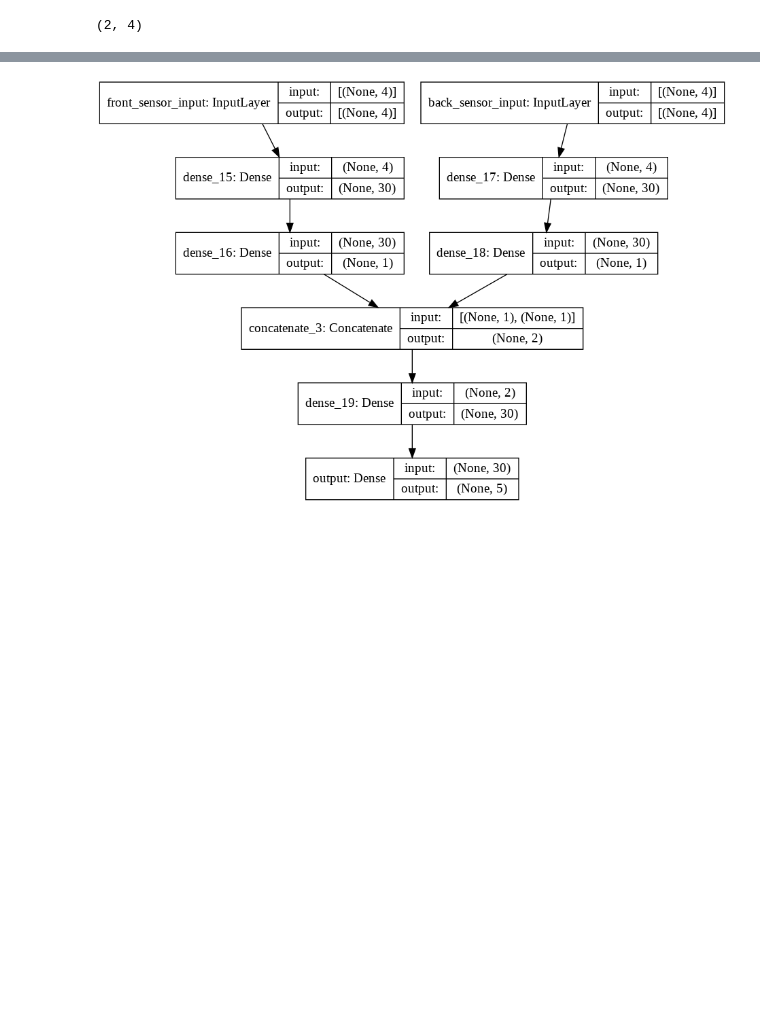
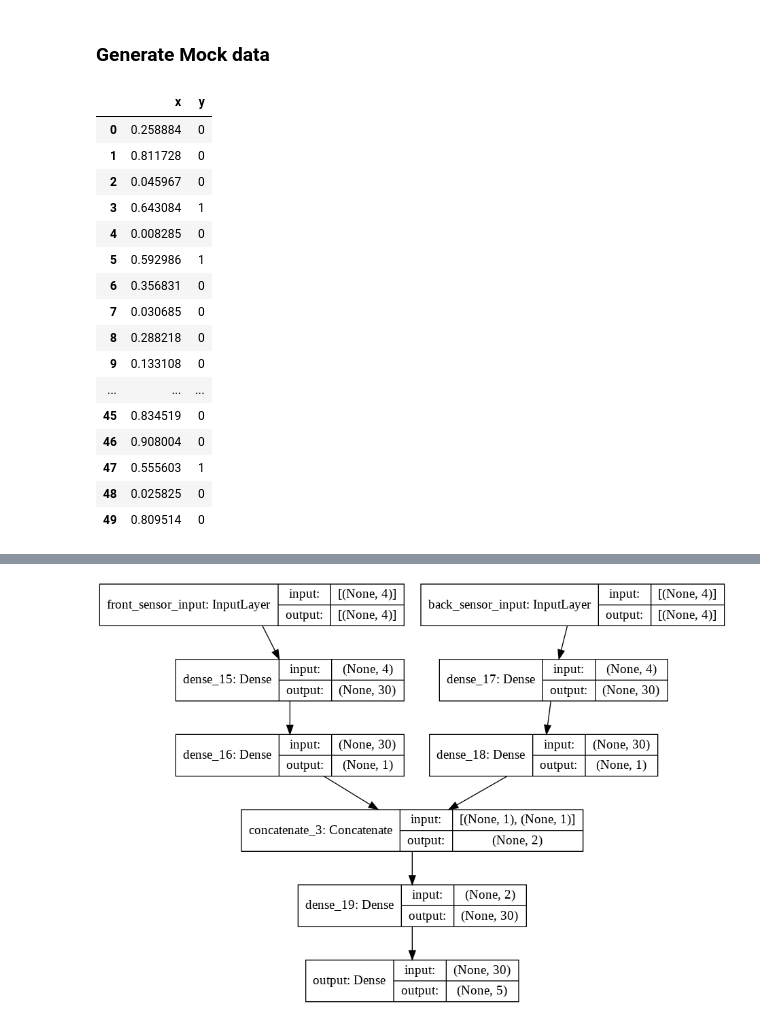
Before and after one commit to RScicomp/Tree-NN, a Jupyter notebook: Hierarchial_Neural_Network.ipynb, the cells around one changed output, grey strips where cells are left out. Drawn from its saved outputs; the diff is of its cells as text; code cells hidden in the pictures; blank space fills up the shorter version.

```diff
--- a/Hierarchial_Neural_Network.ipynb
+++ b/Hierarchial_Neural_Network.ipynb
@@ -8,10 +4,0 @@ from tensorflow import keras
-# %%
-import pandas as pd
-
-sensor_data_front = [[0.1,0.2,0.3,0],[0.1,0.2,0.5,1]]
-sensor_data_front = pd.DataFrame(sensor_data_front)
-sensor_data_front.columns = ['x','y','z','time']
-
-sensor_data_back = [[0.1,0.2,0.3,0],[0.1,0.2,0.5,1]]
-sensor_data_back = pd.DataFrame(sensor_data_back)
-sensor_data_back.columns = ['x','y','z','time']
@@ -20,4 +5,41 @@ action_space = {1:"left",2:"right",3:"up",4:"down"}
-# %%
-sensor_data_front.shape
-# %% [output]
-(2, 4)
+# %% [markdown]
+### Generate Mock data
+# %%
+distance_definitions = {'near':.5,'medium':.8}
+wheel_definitions = {'slow':.5,'medium':.8}
+near_sensor = lambda x: 0 if (x < distance_definitions['near']) else ( 1 if x < distance_definitions['medium'] else 0)
+measure_wheel = lambda x: 0 if (x < wheel_definitions['slow']) else ( 1 if x < wheel_definitions['medium'] else 0)
+# %%
+import pandas as pd
+import random
+#near, medium, far - 0,1,2
+# To implement next - when torque is greater, make sensor data change
+generated_points = 50
+
+def generate_sensor_data(evaluation):
+  sensor_data_front = [random.random() for x in range(generated_points)]
+  sensor_data_front_target = [evaluation(x) for x in sensor_data_front]
+  sensor_data_front = pd.DataFrame(zip(sensor_data_front,sensor_data_front_target))
+  sensor_data_front.columns = ['x','y']
+  return(sensor_data_front)
+
+sensor_front_data = generate_sensor_data(evaluation=near_sensor)
+sensor_back_data = generate_sensor_data(evaluation=near_sensor)
+# %% [output]
+|  | x | y |
+| 0 | 0.258884 | 0 |
+| 1 | 0.811728 | 0 |
+| 2 | 0.045967 | 0 |
+| 3 | 0.643084 | 1 |
+| 4 | 0.008285 | 0 |
+| 5 | 0.592986 | 1 |
+| 6 | 0.356831 | 0 |
+| 7 | 0.030685 | 0 |
+| 8 | 0.288218 | 0 |
+| 9 | 0.133108 | 0 |
+| ... | ... | ... |
+| 45 | 0.834519 | 0 |
+| 46 | 0.908004 | 0 |
+| 47 | 0.555603 | 1 |
+| 48 | 0.025825 | 0 |
+| 49 | 0.809514 | 0 |
```
Also changed, not shown: parts of 9 cells of this notebook.
